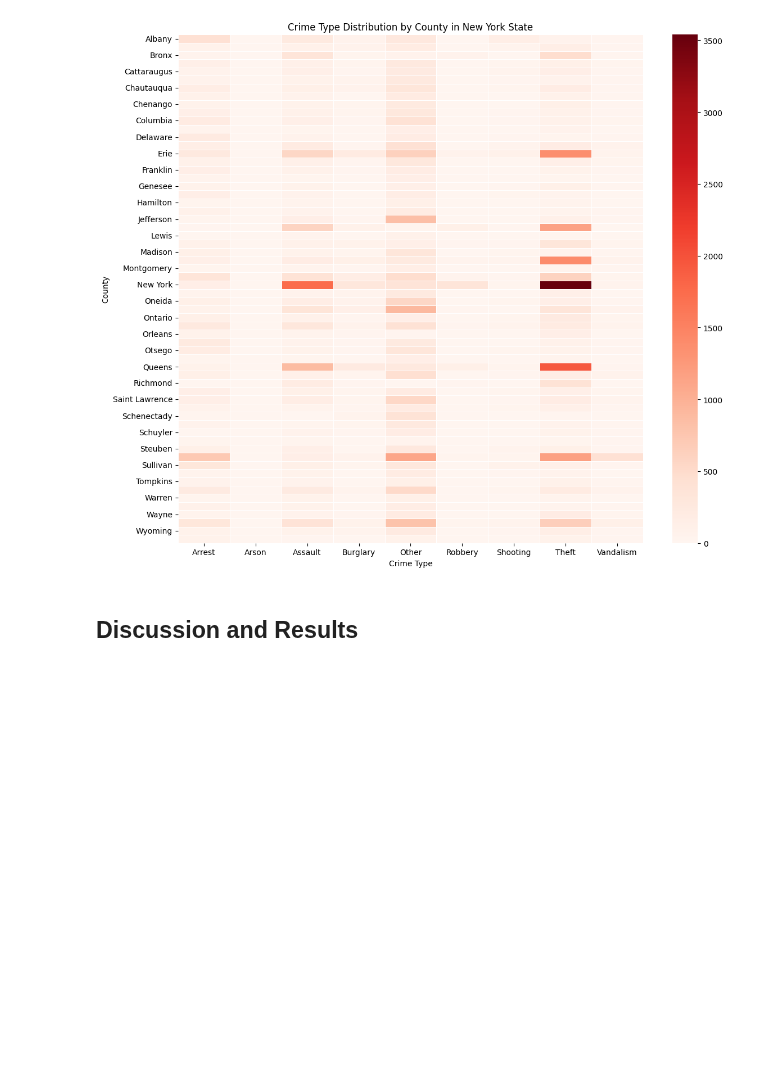
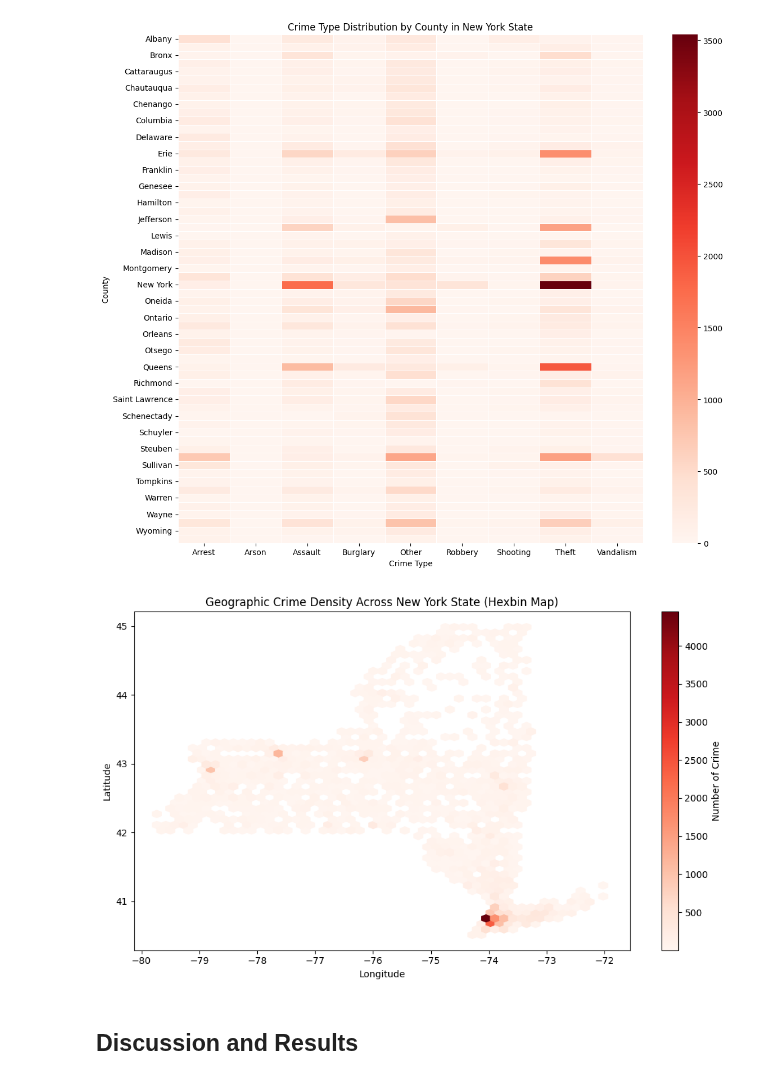
Before and after one commit to Ashliz1/NYC-Crime-Data---Group-10-, a Jupyter notebook: term_project_starter.ipynb, the cells around one changed output. Saved outputs shown, nothing was run; the diff lists cells and outputs as text; code cells hidden in the pictures; blank space fills up the shorter version.

Commit message:
Geographic crime visualization Hexbin

```diff
--- a/term_project_starter.ipynb
+++ b/term_project_starter.ipynb
@@ -303,6 +303,24 @@ plt.tight_layout()
 plt.show()
 # %% [output]
 [figure]
+# %%
+# Geographic crime density across New York State
+
+plt.figure(figsize=(10,6))
+
+plt.hexbin(df["Longitude"],
+           df["Latitude"],
+           gridsize=50,
+           cmap="Reds",
+           mincnt=1)
+plt.colorbar(label= "Number of Crime")
+plt.title("Geographic Crime Density Across New York State (Hexbin Map)")
+plt.xlabel("Longitude")
+plt.ylabel("Latitude")
+plt.tight_layout()
+plt.show()
+# %% [output]
+[figure, added]
 # %% [markdown]
 ## Discussion and Results
 # %% [markdown]
```
